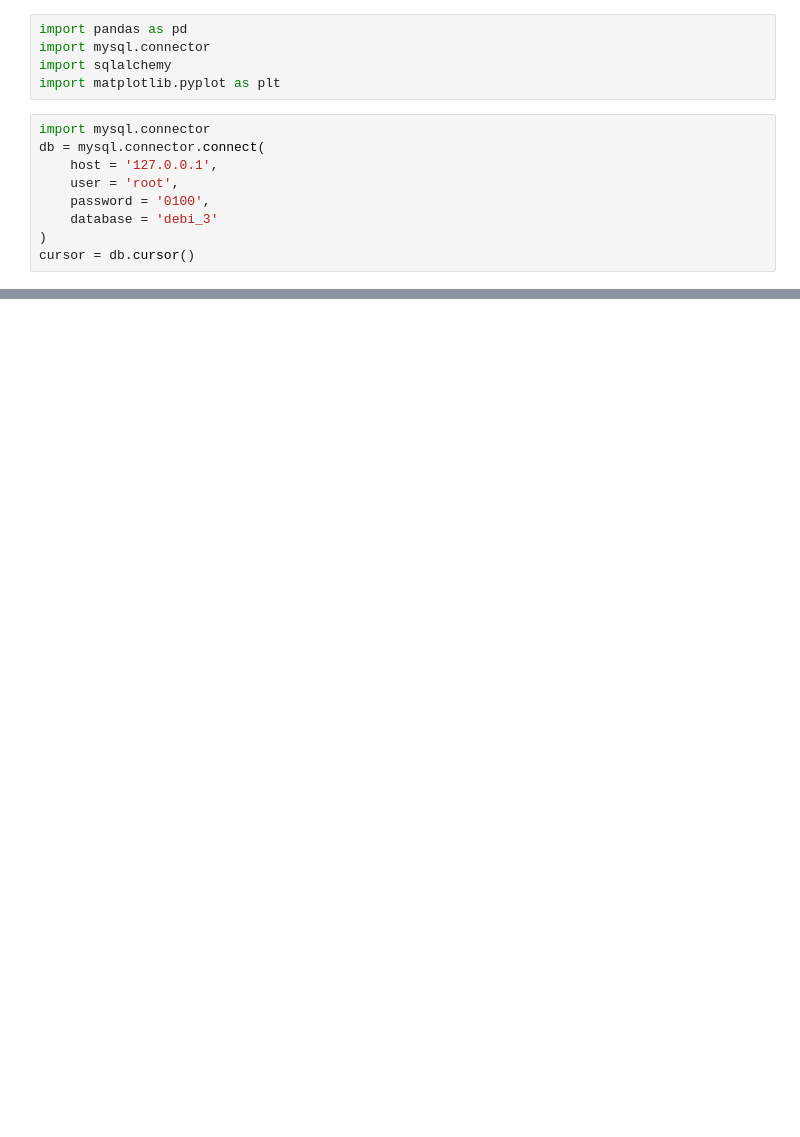
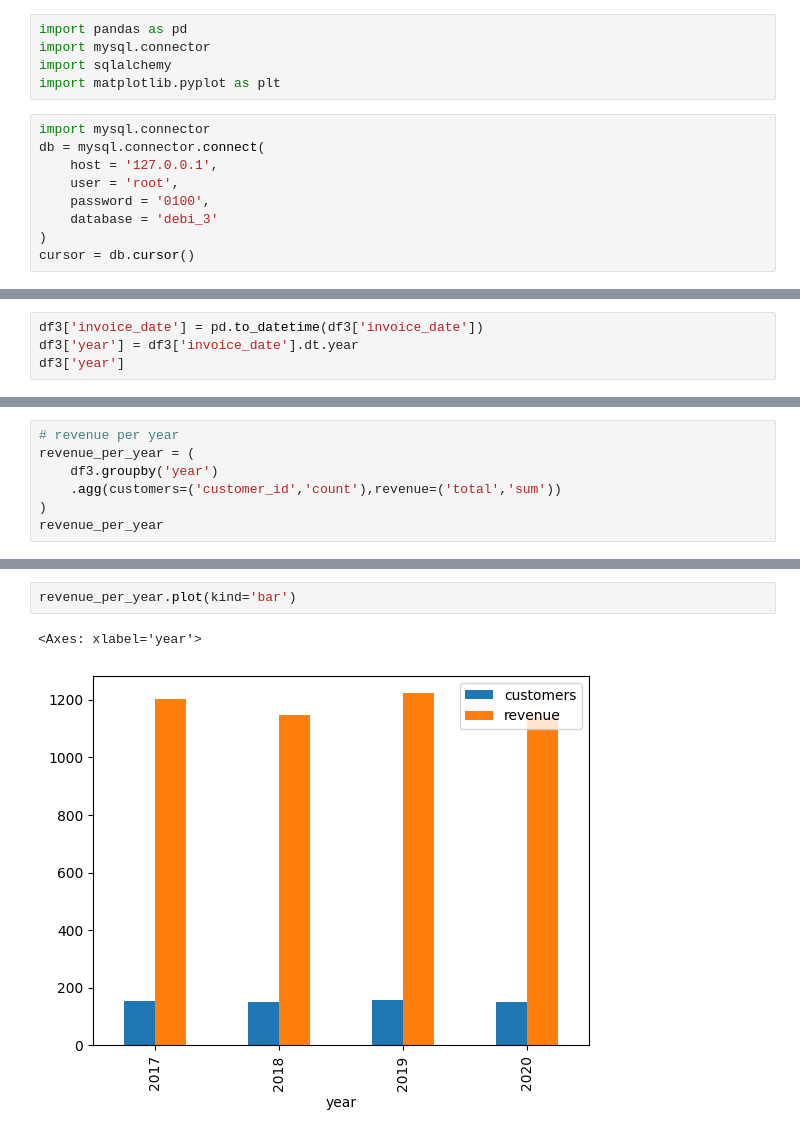
Before and after one commit to Y0ussefhamdy/DEPI_Files, a Jupyter notebook: data_analysis/music_store.ipynb, the cells around one changed output, grey strips where cells are left out. Saved outputs shown, nothing was run; the diff lists cells and outputs as text; blank space fills up the shorter version.

```diff
--- a/data_analysis/music_store.ipynb
+++ b/data_analysis/music_store.ipynb
@@ -235,0 +204,4 @@ for row in result:
+# %%
+df3['invoice_date'] = pd.to_datetime(df3['invoice_date'])
+df3['year'] = df3['invoice_date'].dt.year
+df3['year']
@@ -235,0 +221,7 @@ for row in result:
+# %%
+# revenue per year
+revenue_per_year = (
+    df3.groupby('year')
+    .agg(customers=('customer_id','count'),revenue=('total','sum'))
+)
+revenue_per_year
@@ -235,0 +235,5 @@ for row in result:
+# %%
+revenue_per_year.plot(kind='bar')
+# %% [output]
+<Axes: xlabel='year'>
+[figure, added]
```
Also changed, not shown: parts of 18 cells of this notebook, 15 other files.
